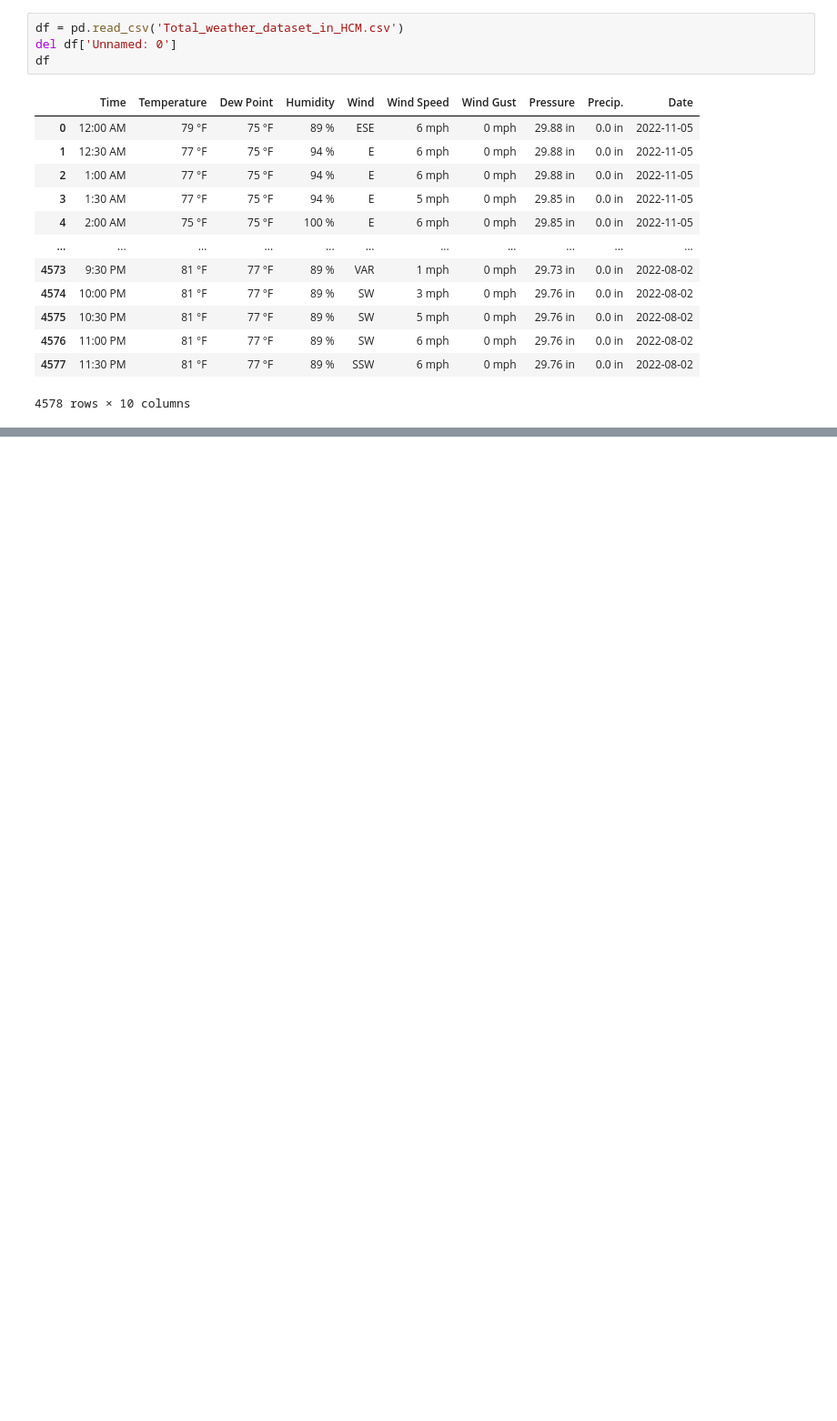
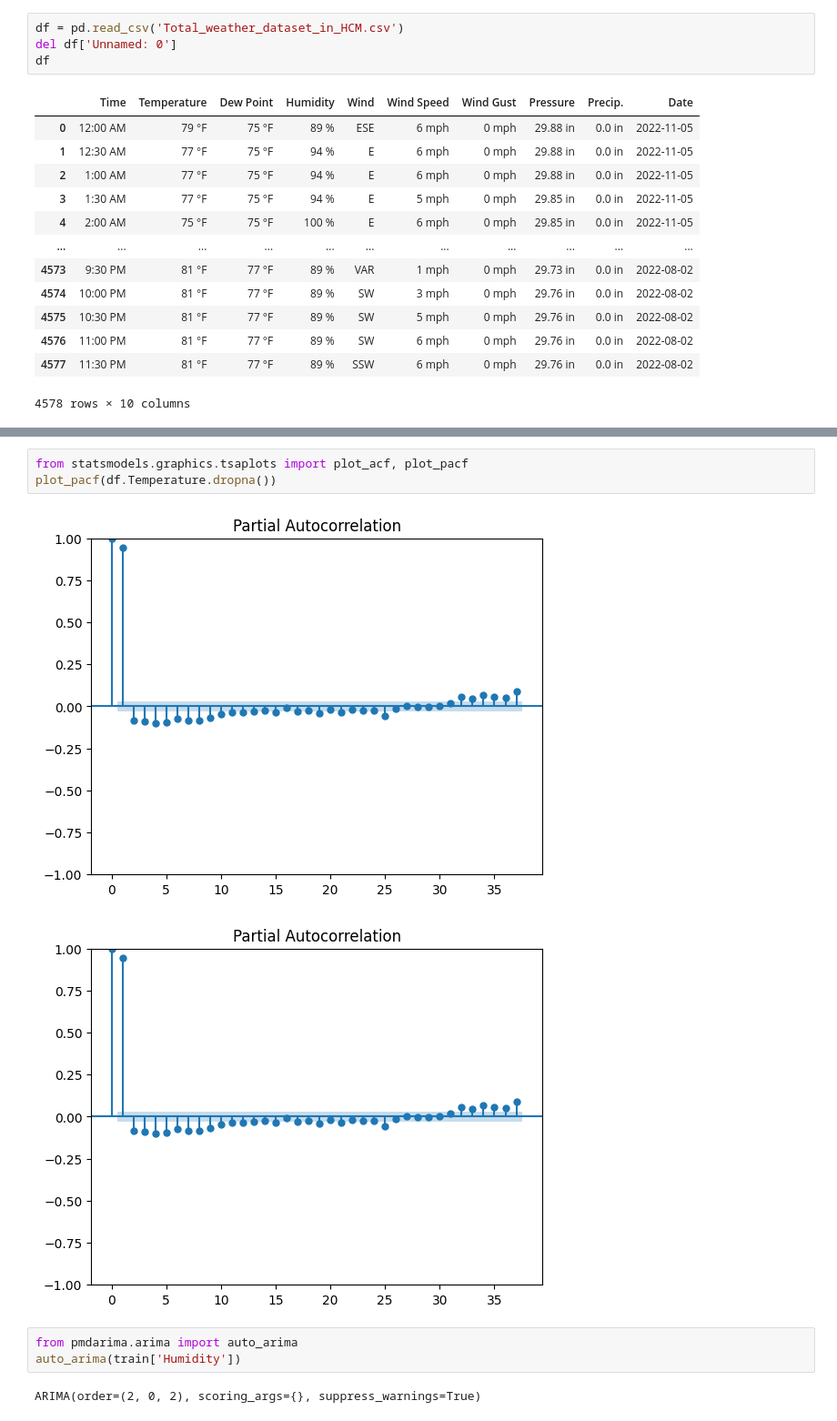
Before and after one commit to TomatoFT/Weather-Analysis-and-Forecasting-App, a Jupyter notebook: EDA.ipynb, the cells around one changed output, grey strips where cells are left out. Shown at 91% size. Cells and saved outputs as stored; diff of their text form; blank space fills up the shorter version.

```diff
--- a/EDA.ipynb
+++ b/EDA.ipynb
@@ -68,0 +123,11 @@ plt.savefig("image.png",bbox_inches='tight',dpi=100)
+# %%
+from statsmodels.graphics.tsaplots import plot_acf, plot_pacf
+plot_pacf(df.Temperature.dropna())
+# %% [output]
+[figure, added]
+[figure, added]
+# %%
+from pmdarima.arima import auto_arima
+auto_arima(train['Humidity'])
+# %% [output]
+ARIMA(order=(2, 0, 2), scoring_args={}, suppress_warnings=True)
```
Also changed, not shown: parts of 16 cells of this notebook, 1 other file.
